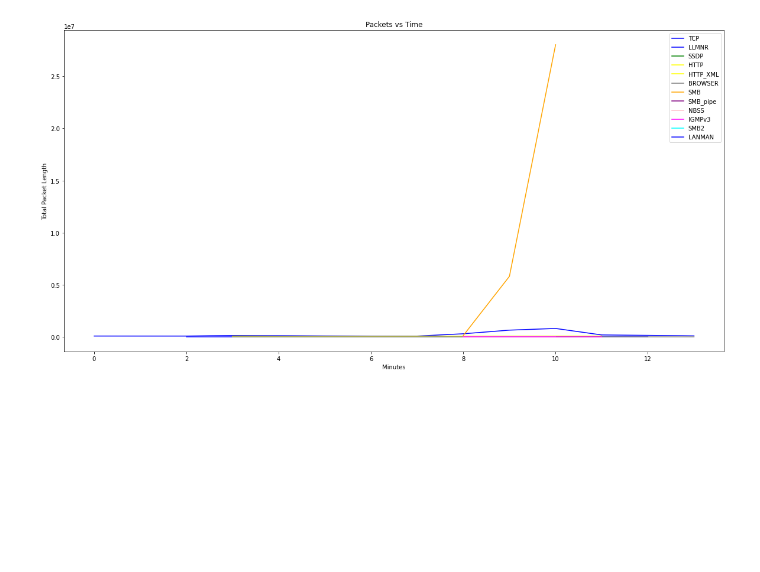
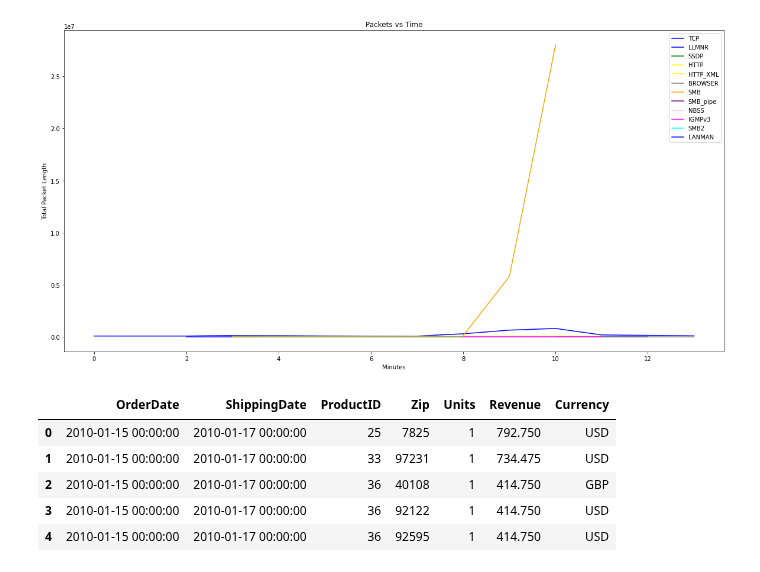
Before and after one commit to asadTariq666/Python_work, a Jupyter notebook: ahmad_yaseeni/SDAV-T1-Notebook-2022-STUDENT.ipynb, the cells around one changed output. Drawn from its saved outputs; the diff is of its cells as text; code cells hidden in the pictures; blank space fills up the shorter version.

```diff
--- a/ahmad_yaseeni/SDAV-T1-Notebook-2022-STUDENT.ipynb
+++ b/ahmad_yaseeni/SDAV-T1-Notebook-2022-STUDENT.ipynb
@@ -261,3 +261,14 @@ plt.ylabel('Total Packet Length')
 plt.show()
 # %% [output]
 [figure]
+# %%
+import pandas as pd
+sales = pd.read_csv('Sales_Data.csv')
+sales.head()
+# %% [output]
+|  | OrderDate | ShippingDate | ProductID | Zip | Units | Revenue | Currency |
+| 0 | 2010-01-15 00:00:00 | 2010-01-17 00:00:00 | 25 | 7825 | 1 | 792.750 | USD |
+| 1 | 2010-01-15 00:00:00 | 2010-01-17 00:00:00 | 33 | 97231 | 1 | 734.475 | USD |
+| 2 | 2010-01-15 00:00:00 | 2010-01-17 00:00:00 | 36 | 40108 | 1 | 414.750 | GBP |
+| 3 | 2010-01-15 00:00:00 | 2010-01-17 00:00:00 | 36 | 92122 | 1 | 414.750 | USD |
+| 4 | 2010-01-15 00:00:00 | 2010-01-17 00:00:00 | 36 | 92595 | 1 | 414.750 | USD |
```
Also changed, not shown: parts of 10 cells of this notebook, 7 other files.
